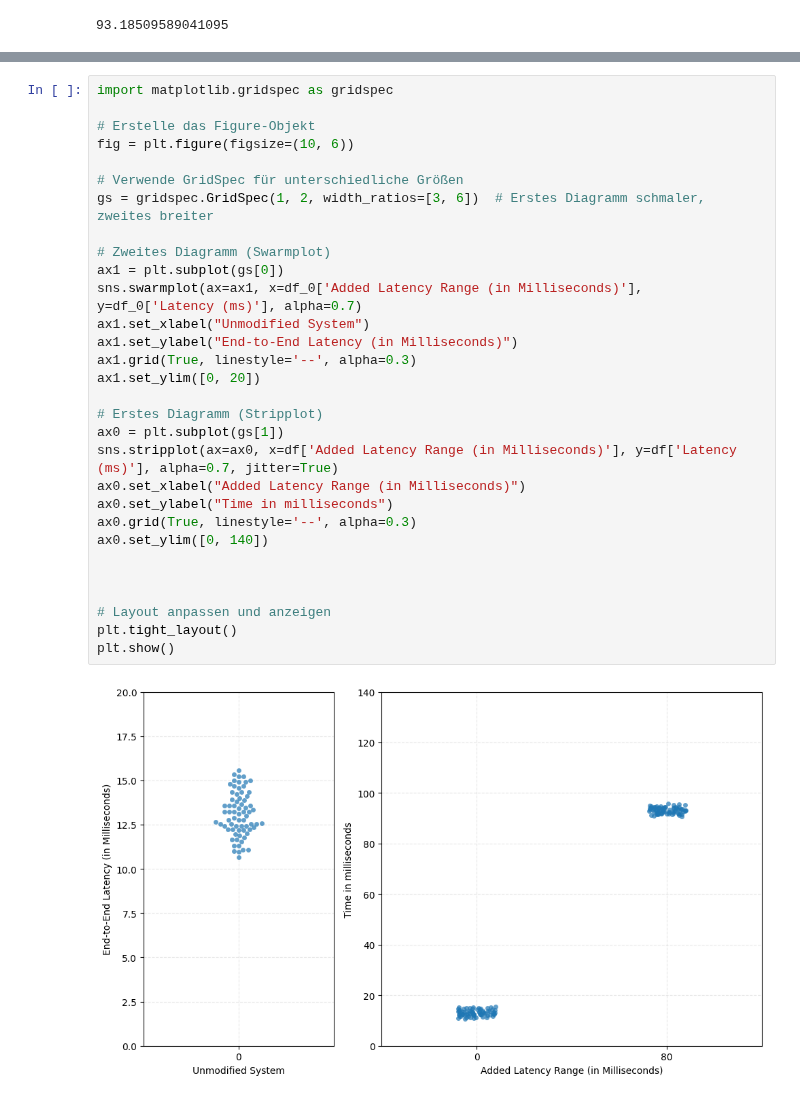
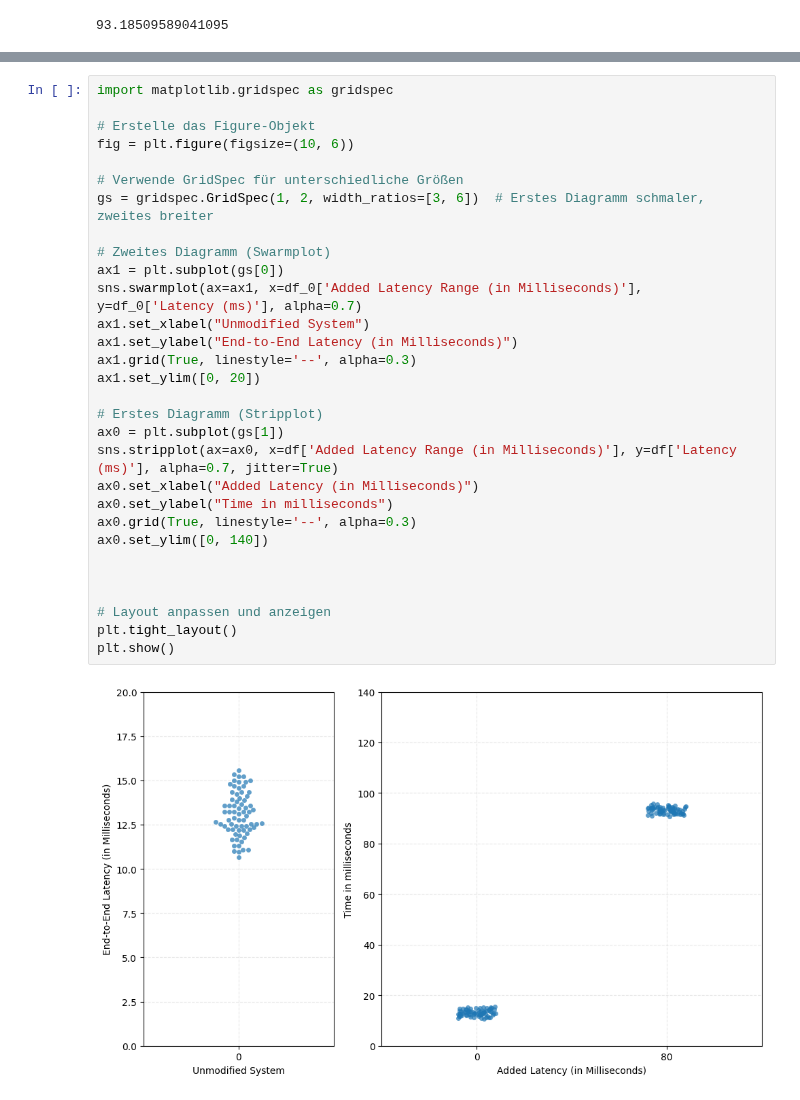
Before and after one commit to Michael1Mueller/continuousSimonTask, a Jupyter notebook: latency_system.ipynb, the cells around one changed output, grey strips where cells are left out. Cells and saved outputs as stored; diff of their text form.

```diff
--- a/latency_system.ipynb
+++ b/latency_system.ipynb
@@ -76,32 +77,32 @@ plt.show()
 # %%
 import matplotlib.gridspec as gridspec
 
 # Erstelle das Figure-Objekt
 fig = plt.figure(figsize=(10, 6))
 
 # Verwende GridSpec für unterschiedliche Größen
 gs = gridspec.GridSpec(1, 2, width_ratios=[3, 6])  # Erstes Diagramm schmaler, zweites breiter
 
 # Zweites Diagramm (Swarmplot)
 ax1 = plt.subplot(gs[0])
 sns.swarmplot(ax=ax1, x=df_0['Added Latency Range (in Milliseconds)'], y=df_0['Latency (ms)'], alpha=0.7)
 ax1.set_xlabel("Unmodified System")
 ax1.set_ylabel("End-to-End Latency (in Milliseconds)")
 ax1.grid(True, linestyle='--', alpha=0.3)
 ax1.set_ylim([0, 20])
 
 # Erstes Diagramm (Stripplot)
 ax0 = plt.subplot(gs[1])
 sns.stripplot(ax=ax0, x=df['Added Latency Range (in Milliseconds)'], y=df['Latency (ms)'], alpha=0.7, jitter=True)
-ax0.set_xlabel("Added Latency Range (in Milliseconds)")
+ax0.set_xlabel("Added Latency (in Milliseconds)")
 ax0.set_ylabel("Time in milliseconds")
 ax0.grid(True, linestyle='--', alpha=0.3)
 ax0.set_ylim([0, 140])
 
 
 
 # Layout anpassen und anzeigen
 plt.tight_layout()
 plt.show()
 # %% [output]
-[figure, old version]
+[figure, new version]
```
Also changed, not shown: parts of 1 cell of this notebook.
